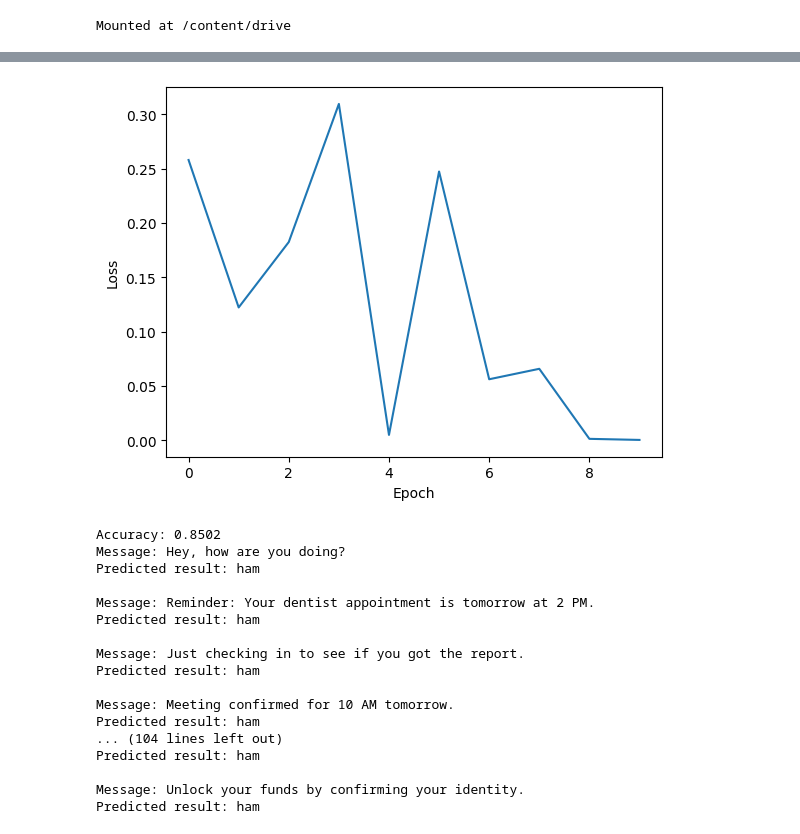
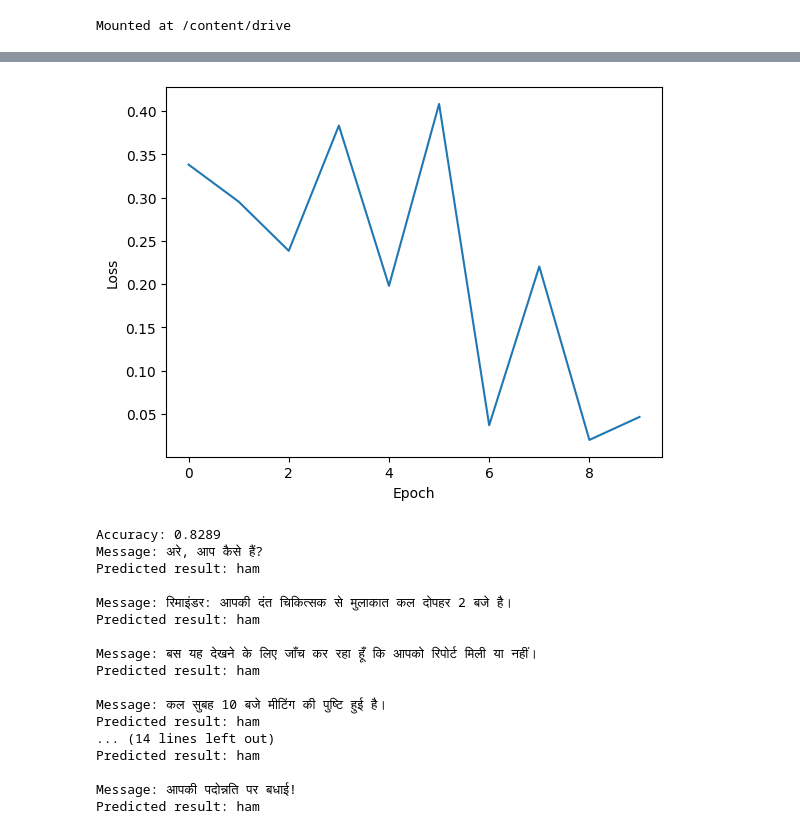
Before and after one commit to rcout328/Ai-saas, a Jupyter notebook: scamsafe.ipynb, the cells around one changed output, grey strips where cells are left out. Cells and saved outputs as stored; diff of their text form; code cells hidden in the pictures.

```diff
--- a/scamsafe.ipynb
+++ b/scamsafe.ipynb
@@ -151,7 +205,7 @@ from torch.utils.data import DataLoader, TensorDataset
 import matplotlib.pyplot as plt
 
 # Load dataset
-data = pd.read_csv('/content/drive/MyDrive/scam5.csv', encoding='latin-1')
+data = pd.read_csv('/content/drive/MyDrive/scam4.csv', encoding='latin-1')
 
 # Preprocess text data
 data['v2'].fillna('', inplace=True)
@@ -260,53 +314,25 @@ def check_multiple_messages(model, messages, vectorizer):
     return results
 
 new_messages = [
- # Ham Messages
-    "Hey, how are you doing?",
-    "Reminder: Your dentist appointment is tomorrow at 2 PM.",
-    "Just checking in to see if you got the report.",
-    "Meeting confirmed for 10 AM tomorrow.",
-    "Don't forget to pick up milk on your way home.",
-    "The weather looks great for the weekend! Enjoy!",
-    "Here are the notes from today's meeting.",
-    "I'll be working from home today.",
-    "Thanks for your help with the project!",
-    "Congratulations on your promotion!",
+ "अरे, आप कैसे हैं?",
 
-    # Scam Messages
-    "You've won a free vacation! Claim now with this link.",
-    "Your account needs verification. Please click here to proceed.",
-    "Congratulations! You've been selected for a cash prize.",
-    "Urgent: Your account has been compromised. Click here to secure it.",
-    "You've won a $1000 gift card. Redeem now!",
-    "Act now! Limited time offer on exclusive tech gadgets.",
-    "Your package is delayed. Click here to update your delivery details.",
-    "Your bank account has been frozen. Click here to unlock.",
-    "You've been selected for a free cruise. Claim your tickets today!",
-    "Your Amazon order #123456 is on hold. Click here to verify your details.",
+"रिमाइंडर: आपकी दंत चिकित्सक से मुलाकात कल दोपहर 2 बजे है।",
 
-    # More Ham Messages
-    "Have a great day!",
-    "The report is attached for your review.",
-    "Let's catch up over coffee sometime.",
-    "Thank you for your email.",
-    "Please find the requested information below.",
-    "I'll be out of the office until Friday.",
-    "Reminder: Parent-teacher conference tomorrow.",
-    "Good luck on your presentation!",
-    "Looking forward to seeing you tonight.",
-    "Happy holidays!",
+"बस यह देखने के लिए जाँच कर रहा हूँ कि आपको रिपोर्ट मिली या नहीं।",
 
-    # More Scam Messages
-    "Your PayPal account has been limited. Please log in to resolve.",
-    "You've won an iPhone! Click here to claim your prize.",
-    "Verify your identity to receive a tax refund.",
-    "Emergency: Your account has been compromised. Click here to secure it.",
-    "Congratulations! You've won a luxury car.",
-    "Exclusive offer: 70% off on designer watches. Buy now!",
-    "Your Netflix subscription payment has failed. Update your payment details.",
-    "You've been chosen for a free spa day. Claim now!",
-    "Your credit score is at risk. Act now to protect it.",
-    "Unlock your funds by confirming your identity."
+"कल सुबह 10 बजे मीटिंग की पुष्टि हुई है।",
+
+"घर जाते समय दूध लेना न भूलें।",
+
+"सप्ताहांत के लिए मौसम बहुत अच्छा लग रहा है! आनंद लें!",
+
+"आज की मीटिंग के नोट्स यहाँ हैं।",
+
+"मैं आज घर से काम करूँगा।",
+
+"प्रोजेक्ट में आपकी मदद के लिए धन्यवाद!",
+
+"आपकी पदोन्नति पर बधाई!",
 ]
 
 
@@ -325,18 +351,18 @@ Epoch [9/10], Loss: 0.0014
-[figure, old version]
+[figure, new version]
-Accuracy: 0.8502
-Message: Hey, how are you doing?
+Accuracy: 0.8289
+Message: अरे, आप कैसे हैं?
 Predicted result: ham
 
-Message: Reminder: Your dentist appointment is tomorrow at 2 PM.
+Message: रिमाइंडर: आपकी दंत चिकित्सक से मुलाकात कल दोपहर 2 बजे है।
 Predicted result: ham
 
-Message: Just checking in to see if you got the report.
+Message: बस यह देखने के लिए जाँच कर रहा हूँ कि आपको रिपोर्ट मिली या नहीं।
 Predicted result: ham
 
-Message: Meeting confirmed for 10 AM tomorrow.
+Message: कल सुबह 10 बजे मीटिंग की पुष्टि हुई है।
 Predicted result: ham
-... (104 lines left out)
+... (14 lines left out)
 Predicted result: ham
 
-Message: Unlock your funds by confirming your identity.
+Message: आपकी पदोन्नति पर बधाई!
 Predicted result: ham
```
Also changed, not shown: parts of 12 cells of this notebook.
